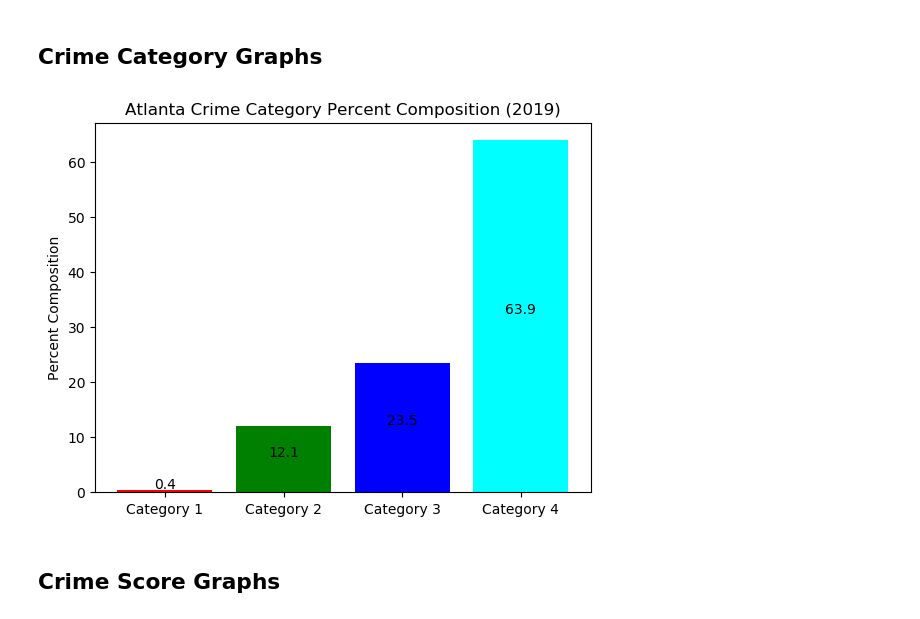
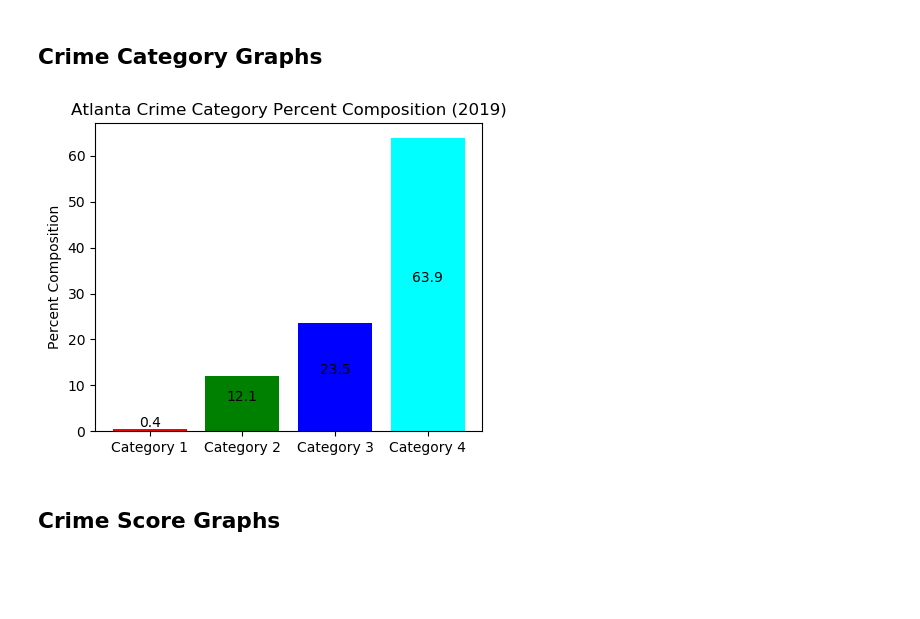
Before and after one commit to sanjeevprasada/AtlantaCrime, a Jupyter notebook: Unsupervised_Algs.ipynb, the cells around one changed output. Saved outputs shown, nothing was run; the diff lists cells and outputs as text; code cells hidden in the pictures; blank space fills up the shorter version.

```diff
--- a/Unsupervised_Algs.ipynb
+++ b/Unsupervised_Algs.ipynb
@@ -53,37 +53,38 @@ head_tail
 # %% [markdown]
 ## Crime Category Graphs
 # %%
-data = pd.read_csv("data/Supervised_Algs/cobra-clean2019.csv")
+data = pd.read_csv("data/Supervised_Algs/cobra-clean2009.csv")
 
+plt.figure(figsize=(5, 4))
 objects = ('Category 1', 'Category 2', 'Category 3', 'Category 4')
 y_pos = np.arange(len(objects))
 cat1 = len(data[(data['Crime Category']==1)])
 cat2 = len(data[(data['Crime Category']==2)])
 cat3 = len(data[(data['Crime Category']==3)])
 cat4 = len(data[(data['Crime Category']==4)])
 performance = np.array([cat1,cat2,cat3,cat4])
 total = cat1 + cat2 + cat3 + cat4
 percents = np.round((performance/total)*100,1)
 
 def autolabel(rects):
     for idx,rect in enumerate(percent_bar):
         height = rect.get_height()
         plt.text(rect.get_x() + rect.get_width()/2., 0.5*height,
                 percents[idx],
                 ha='center', va='bottom', rotation=0)
 
 percent_bar = plt.bar(y_pos, percents, align='center', color=['red', 'green', 'blue', 'cyan'])
 #alpha=0.5)
 plt.xticks(y_pos, objects)
 plt.ylabel('Percent Composition')
 plt.title('Atlanta Crime Category Percent Composition (2019)')
 
 autolabel(percent_bar)
 
-plt.savefig('images/Unsupervised_Algs/percentcomp2019_histogram.png')
+plt.savefig('images/Unsupervised_Algs/percentcomp_histogram.png')
 plt.show()
 # %% [output]
-[figure, old version]
+[figure, new version]
 # %% [markdown]
 ## Crime Score Graphs
 # %%
```
Also changed, not shown: 2 other files.
